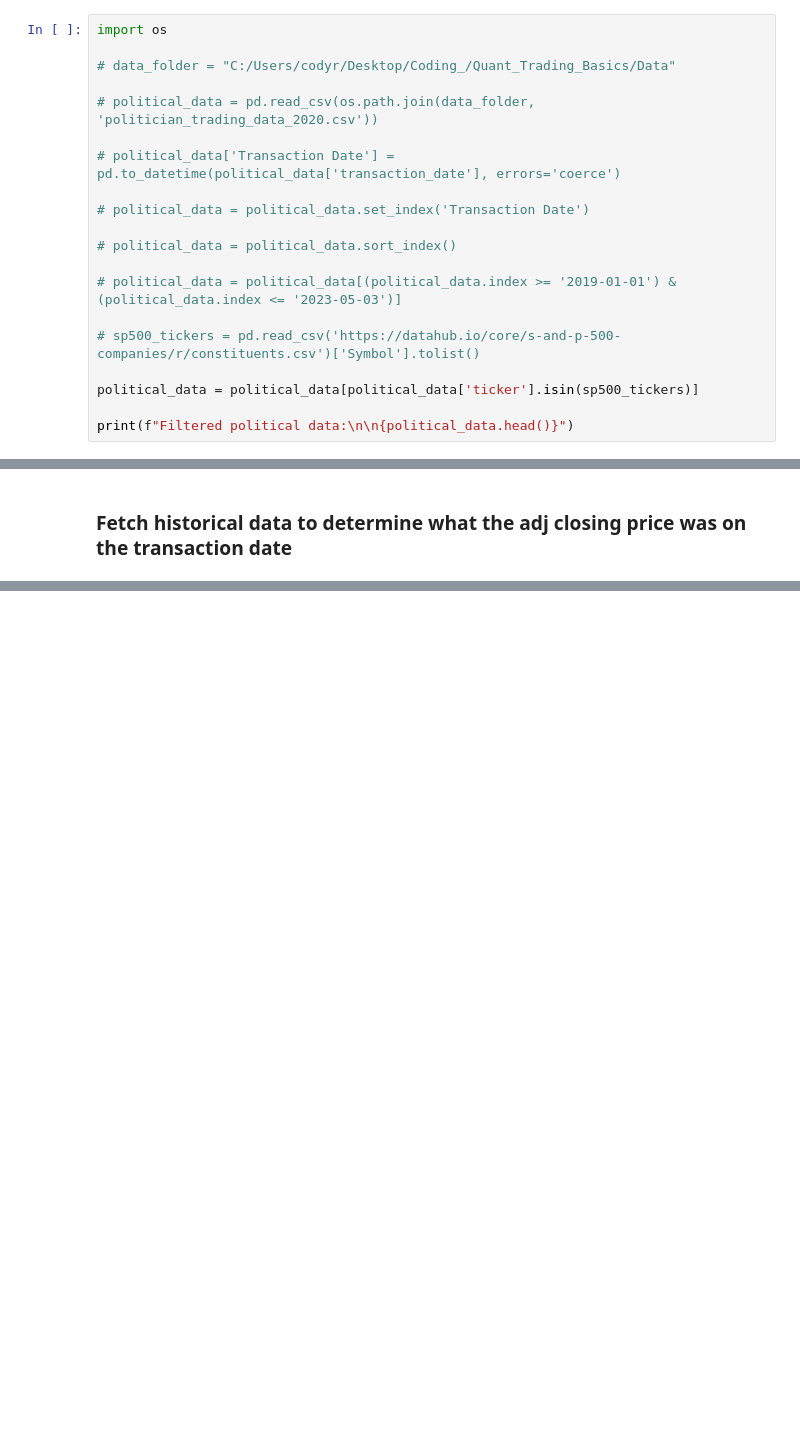
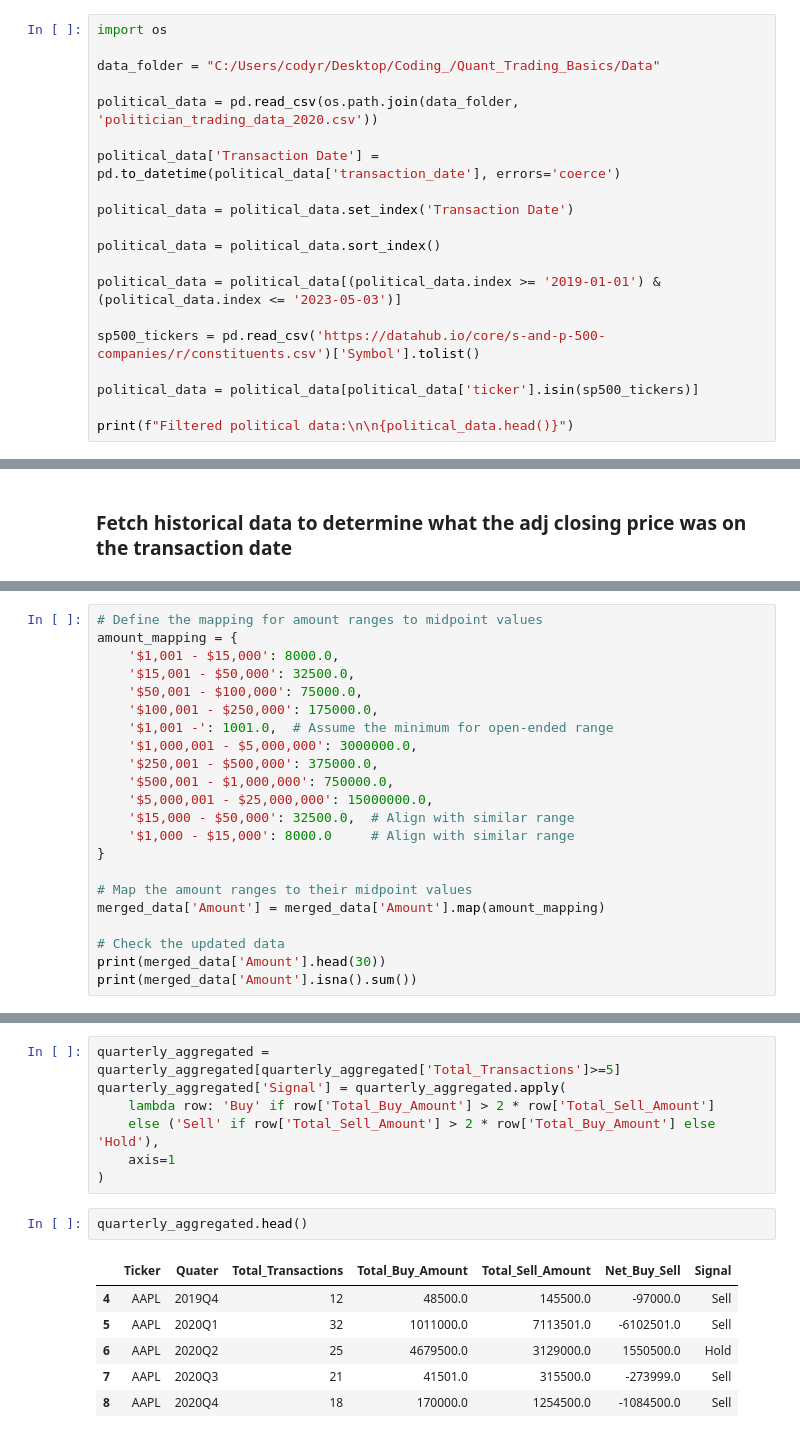
Before and after one commit to codyrosenzweig1/Quant_Trading_Basics_ML, a Jupyter notebook: Personal_Trading_Stratergy.ipynb, the cells around one changed output, grey strips where cells are left out. Saved outputs shown, nothing was run; the diff lists cells and outputs as text; blank space fills up the shorter version.

```diff
--- a/Personal_Trading_Stratergy.ipynb
+++ b/Personal_Trading_Stratergy.ipynb
@@ -546,19 +546,19 @@ politician_df.tail()
 # %%
 import os
 
-# data_folder = "C:/Users/codyr/Desktop/Coding_/Quant_Trading_Basics/Data"
+data_folder = "C:/Users/codyr/Desktop/Coding_/Quant_Trading_Basics/Data"
 
-# political_data = pd.read_csv(os.path.join(data_folder, 'politician_trading_data_2020.csv'))
+political_data = pd.read_csv(os.path.join(data_folder, 'politician_trading_data_2020.csv'))
 
-# political_data['Transaction Date'] = pd.to_datetime(political_data['transaction_date'], errors='coerce')
+political_data['Transaction Date'] = pd.to_datetime(political_data['transaction_date'], errors='coerce')
 
-# political_data = political_data.set_index('Transaction Date')
+political_data = political_data.set_index('Transaction Date')
 
-# political_data = political_data.sort_index()
+political_data = political_data.sort_index()
 
-# political_data = political_data[(political_data.index >= '2019-01-01') & (political_data.index <= '2023-05-03')]
+political_data = political_data[(political_data.index >= '2019-01-01') & (political_data.index <= '2023-05-03')]
 
-# sp500_tickers = pd.read_csv('https://datahub.io/core/s-and-p-500-companies/r/constituents.csv')['Symbol'].tolist()
+sp500_tickers = pd.read_csv('https://datahub.io/core/s-and-p-500-companies/r/constituents.csv')['Symbol'].tolist()
 
 political_data = political_data[political_data['ticker'].isin(sp500_tickers)]
 
@@ -636,0 +654,22 @@ merged_data.head()
+# %%
+# Define the mapping for amount ranges to midpoint values
+amount_mapping = {
+    '$1,001 - $15,000': 8000.0,
+    '$15,001 - $50,000': 32500.0,
+    '$50,001 - $100,000': 75000.0,
+    '$100,001 - $250,000': 175000.0,
+    '$1,001 -': 1001.0,  # Assume the minimum for open-ended range
+    '$1,000,001 - $5,000,000': 3000000.0,
+    '$250,001 - $500,000': 375000.0,
+    '$500,001 - $1,000,000': 750000.0,
+    '$5,000,001 - $25,000,000': 15000000.0,
+    '$15,000 - $50,000': 32500.0,  # Align with similar range
+    '$1,000 - $15,000': 8000.0     # Align with similar range
+}
+
+# Map the amount ranges to their midpoint values
+merged_data['Amount'] = merged_data['Amount'].map(amount_mapping)
+
+# Check the updated data
+print(merged_data['Amount'].head(30))
+print(merged_data['Amount'].isna().sum())
@@ -636,0 +750,16 @@ merged_data.head()
+# %%
+quarterly_aggregated = quarterly_aggregated[quarterly_aggregated['Total_Transactions']>=5]
+quarterly_aggregated['Signal'] = quarterly_aggregated.apply(
+    lambda row: 'Buy' if row['Total_Buy_Amount'] > 2 * row['Total_Sell_Amount']
+    else ('Sell' if row['Total_Sell_Amount'] > 2 * row['Total_Buy_Amount'] else 'Hold'),
+    axis=1
+)
+# %%
+quarterly_aggregated.head()
+# %% [output]
+|  | Ticker | Quater | Total_Transactions | Total_Buy_Amount | Total_Sell_Amount | Net_Buy_Sell | Signal |
+| 4 | AAPL | 2019Q4 | 12 | 48500.0 | 145500.0 | -97000.0 | Sell |
+| 5 | AAPL | 2020Q1 | 32 | 1011000.0 | 7113501.0 | -6102501.0 | Sell |
+| 6 | AAPL | 2020Q2 | 25 | 4679500.0 | 3129000.0 | 1550500.0 | Hold |
+| 7 | AAPL | 2020Q3 | 21 | 41501.0 | 315500.0 | -273999.0 | Sell |
+| 8 | AAPL | 2020Q4 | 18 | 170000.0 | 1254500.0 | -1084500.0 | Sell |
```
Also changed, not shown: parts of 6 cells of this notebook.
